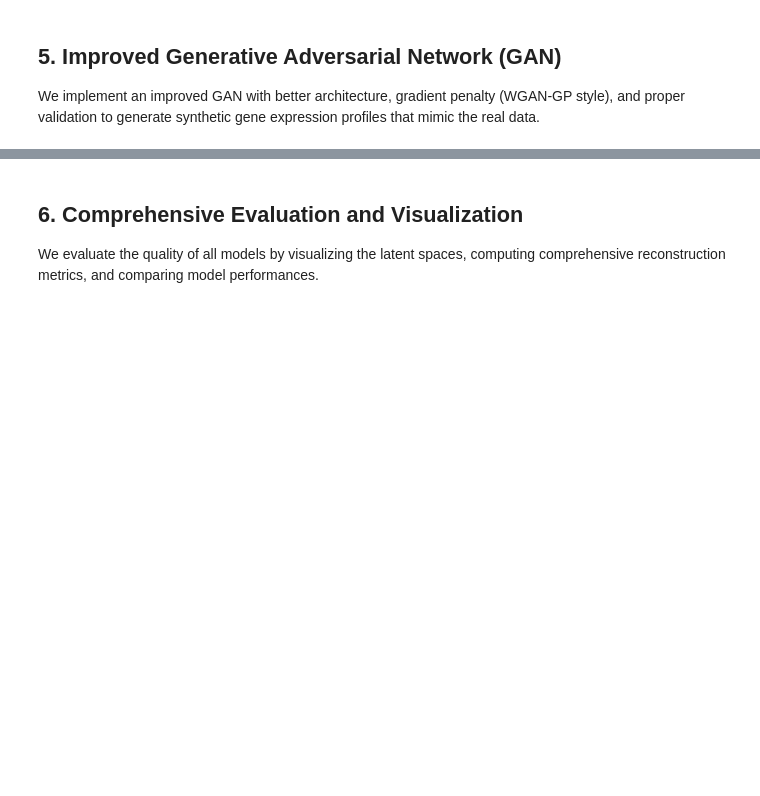
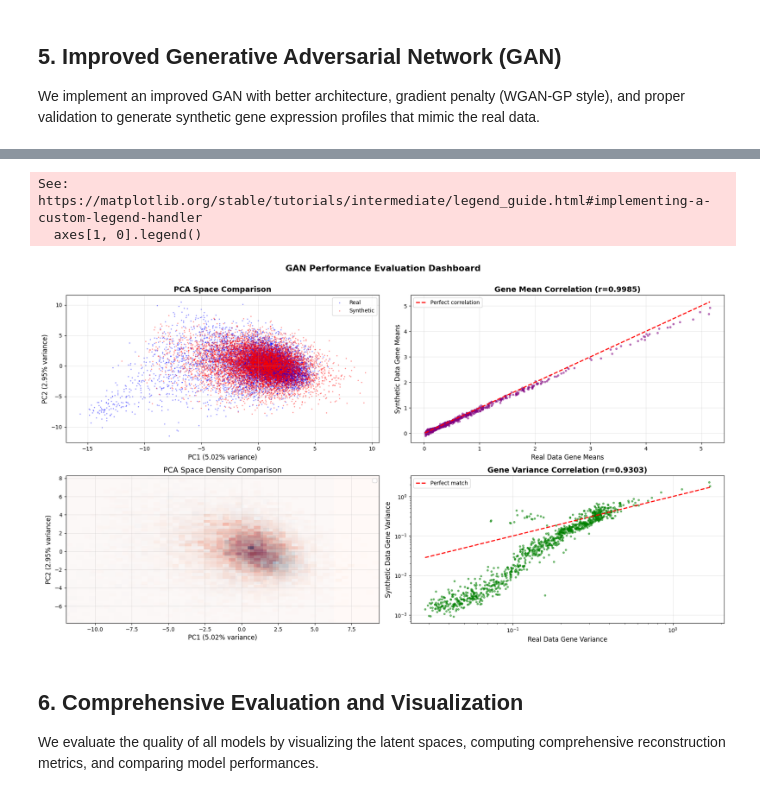
Before and after one commit to amirrezaalasti/scrnaseq, a Jupyter notebook: scrnaseq_project.ipynb, the cells around one changed output, grey strips where cells are left out. Cells and saved outputs as stored; diff of their text form; code cells hidden in the pictures; blank space fills up the shorter version.

Commit message:
added some charts with ai for poster

```diff
--- a/scrnaseq_project.ipynb
+++ b/scrnaseq_project.ipynb
@@ -401,3 +695,64 @@ Correlation between real and synthetic gene means: 0.9985 (p=0.00e+00)
+# %%
+# ============================================================================
+# Comprehensive GAN Performance Visualization (2x2 Grid)
+# ============================================================================
+fig, axes = plt.subplots(2, 2, figsize=(18, 10))
+
+# 1. PCA Space Comparison (Top Left)
+axes[0, 0].scatter(real_pca[:, 0], real_pca[:, 1], alpha=0.3, s=2, label='Real', color='blue')
+axes[0, 0].scatter(synth_pca[:, 0], synth_pca[:, 1], alpha=0.3, s=2, label='Synthetic', color='red')
+axes[0, 0].set_xlabel(f'PC1 ({pca.explained_variance_ratio_[0]:.2%} variance)', fontsize=12)
+axes[0, 0].set_ylabel(f'PC2 ({pca.explained_variance_ratio_[1]:.2%} variance)', fontsize=12)
+axes[0, 0].set_title('PCA Space Comparison', fontsize=14, fontweight='bold')
+axes[0, 0].legend(fontsize=10)
+axes[0, 0].grid(True, alpha=0.3)
+
+# 2. Gene Mean Correlation (Top Right)
+axes[0, 1].scatter(real_means, synth_means, alpha=0.5, s=10, color='purple')
+axes[0, 1].plot([real_means.min(), real_means.max()], [real_means.min(), real_means.max()],
+                'r--', lw=2, label='Perfect correlation')
+axes[0, 1].set_xlabel('Real Data Gene Means', fontsize=12)
+axes[0, 1].set_ylabel('Synthetic Data Gene Means', fontsize=12)
+axes[0, 1].set_title(f'Gene Mean Correlation (r={correlation:.4f})', fontsize=14, fontweight='bold')
+axes[0, 1].legend(fontsize=10)
+axes[0, 1].grid(True, alpha=0.3)
+
+# 3. Zero-Inflation Correlation (Bottom Left)
+# axes[1, 0].scatter(real_zeros, synth_zeros, alpha=0.3, s=5, color='orange')
+# axes[1, 0].plot([0, 1], [0, 1], 'r--', lw=2, label='Perfect match')
+# axes[1, 0].set_xlabel('Real Data Zero Fraction', fontsize=12)
+# axes[1, 0].set_ylabel('Synthetic Data Zero Fraction', fontsize=12)
+# axes[1, 0].set_title(f'Zero-Inflation Correlation (r={zero_corr:.4f})', fontsize=14, fontweight='bold')
+# axes[1, 0].legend(fontsize=10)
+# axes[1, 0].grid(True, alpha=0.3)
+
+axes[1, 0].hist2d(real_pca[:, 0], real_pca[:, 1], bins=50, cmap='Blues', alpha=0.7, label='Real')
+axes[1, 0].hist2d(synth_pca[:, 0], synth_pca[:, 1], bins=50, cmap='Reds', alpha=0.5, label='Synthetic')
+axes[1, 0].set_xlabel(f'PC1 ({pca.explained_variance_ratio_[0]:.2%} variance)', fontsize=12)
+axes[1, 0].set_ylabel(f'PC2 ({pca.explained_variance_ratio_[1]:.2%} variance)', fontsize=12)
+axes[1, 0].set_title('PCA Space Density Comparison', fontsize=14)
+axes[1, 0].legend()
+axes[1, 0].grid(True, alpha=0.3)
+
+# 4. Gene Variance Comparison (Bottom Right)
+axes[1, 1].scatter(real_vars, synth_vars, alpha=0.5, s=10, color='green')
+axes[1, 1].plot([real_vars.min(), real_vars.max()], [real_vars.min(), real_vars.max()],
+               'r--', lw=2, label='Perfect match')
+axes[1, 1].set_xlabel('Real Data Gene Variance', fontsize=12)
+axes[1, 1].set_ylabel('Synthetic Data Gene Variance', fontsize=12)
+axes[1, 1].set_title(f'Gene Variance Correlation (r={var_corr:.4f})', fontsize=14, fontweight='bold')
+axes[1, 1].set_xscale('log')
+axes[1, 1].set_yscale('log')
+axes[1, 1].legend(fontsize=10)
+axes[1, 1].grid(True, alpha=0.3)
+
+plt.suptitle('GAN Performance Evaluation Dashboard', fontsize=16, fontweight='bold', y=0.995)
+plt.tight_layout(rect=[0, 0, 1, 0.99])
+plt.show()
+# %% [output]
+See: https://matplotlib.org/stable/tutorials/intermediate/legend_guide.html#implementing-a-custom-legend-handler
+  axes[1, 0].legend()
+[figure, added]
 # %% [markdown]
 ## 6. Comprehensive Evaluation and Visualization
 
```
Also changed, not shown: parts of 6 cells of this notebook, 6 other files.
